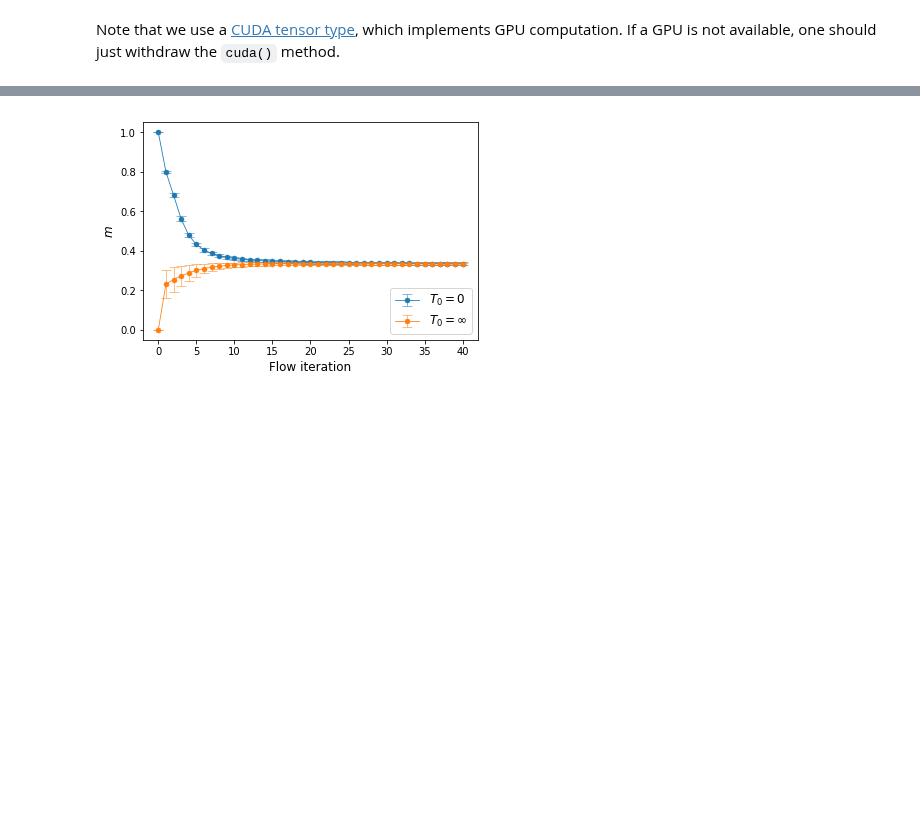
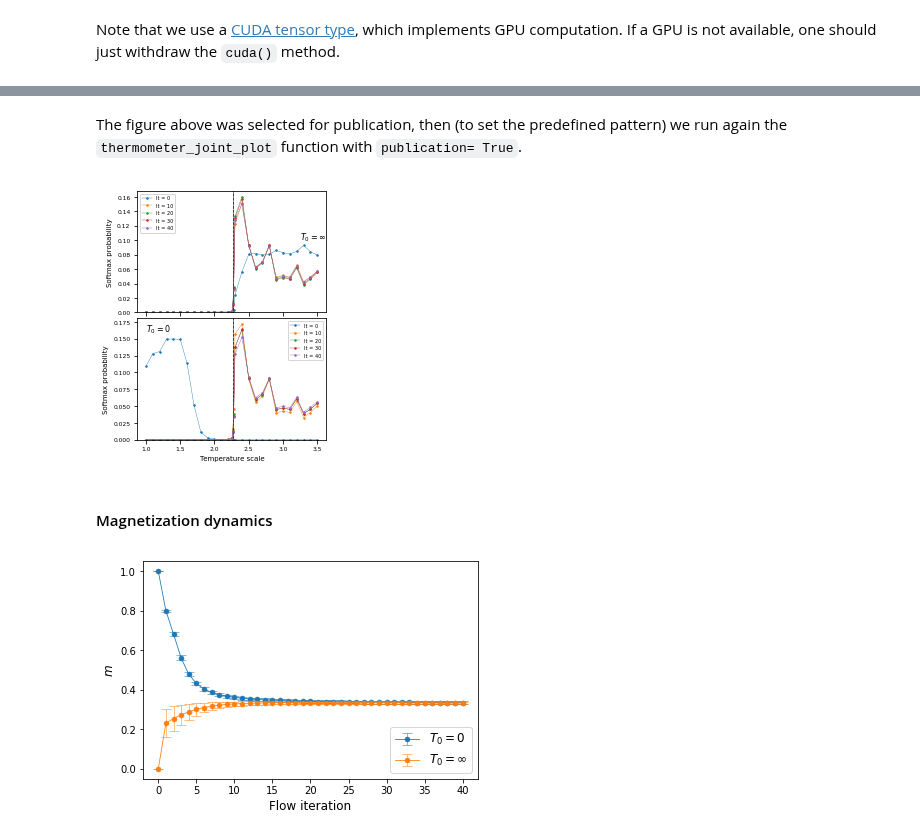
Before and after one commit to rodsveiga/rbm_flows_ising, a Jupyter notebook: main_discussion_L100.ipynb, the cells around one changed output, grey strips where cells are left out. Cells and saved outputs as stored; diff of their text form; code cells hidden in the pictures; blank space fills up the shorter version.

```diff
--- a/main_discussion_L100.ipynb
+++ b/main_discussion_L100.ipynb
@@ -563,3 +854,32 @@ flow__ = [ x.cpu() for x in flow ]
+# %% [markdown]
+The figure above was selected for publication, then (to set the predefined pattern) we run again the `thermometer_joint_plot` function with `publication= True`.
+# %%
+thermometer_joint_plot(flow_1= flow__,
+                       flow_2= flow_,
+                       ising_data= ising_data,
+                       L= 100,
+                       x1= 0,
+                       x2= 0,
+                       step1= 10,
+                       step2= 10,
+                       save= False,
+                       Tzero1= False,
+                       Tzero2= True,
+                       x_text1= 3.25,
+                       y_text1= 0.1,
+                       x_text2= 1.0 ,
+                       y_text2= 0.16,
+                       errorbar1= False,
+                       errorbar2= False,
+                       publication= True,
+                       loc_legend1= 'upper left',
+                       loc_legend2= 'upper right',
+                       training_set= 'LOW_HIGH',
+                       NN_path= 'NN_trained_models/L100_NN_Ising2D_MC.pt')
+# %% [output]
+[figure, added]
+# %% [markdown]
+#### Magnetization dynamics
 # %%
 magnetization(flow_low= flow_,
               flow_high= flow__,
```
Also changed, not shown: parts of 35 cells of this notebook, 3 other files.
